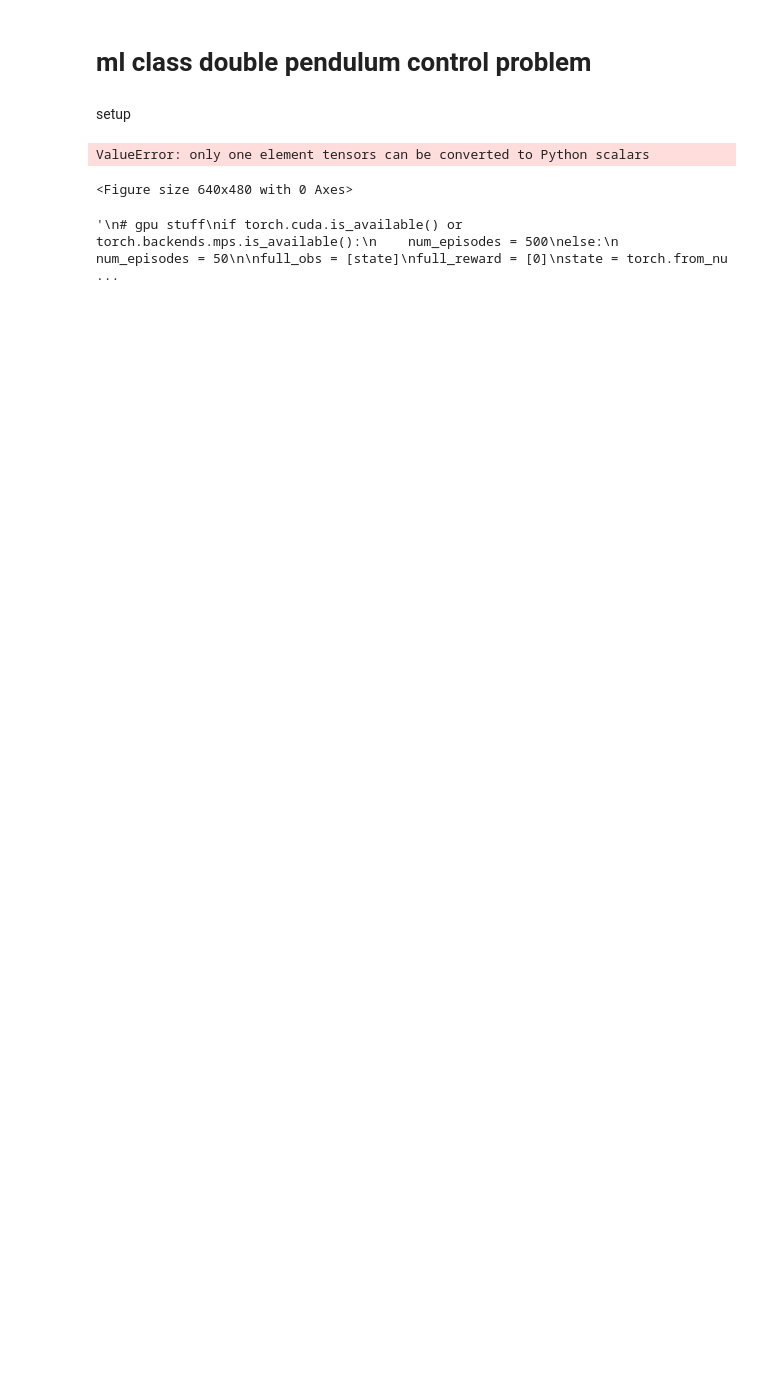
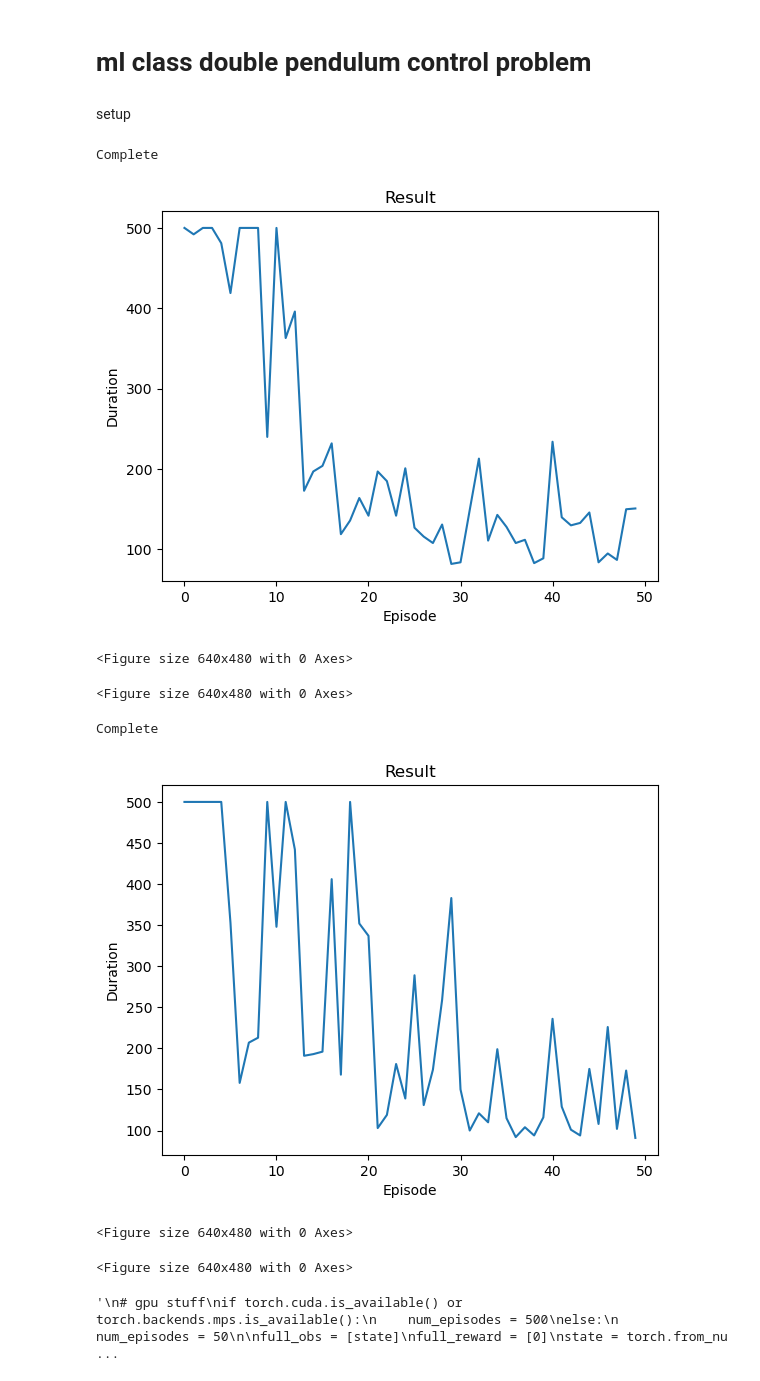
Before and after one commit to Stephen225/ML_class, a Jupyter notebook: project.ipynb, the cells around one changed output. Cells and saved outputs as stored; diff of their text form; code cells hidden in the pictures; blank space fills up the shorter version.

```diff
--- a/project.ipynb
+++ b/project.ipynb
@@ -301,20 +301,22 @@ def full_run(Hyper):
             target_net.load_state_dict(target_net_state_dict)
 
             if done:
-                episode_durations.append(t + 1)
+                episode_durations.append(torch.tensor((t + 1),dtype=int))
                 #print(t+1)
                 #print(policy_net.layers[0].weight[1])
                 #plot_durations(episode_durations)
                 #run_obs.append(ep_obs)
                 ep = torch.stack(ep_obs)
+                ep = torch.cat([ep, ep[-1:].expand(501-ep.shape[0], -1)], dim=0)
                 run_obs.append(torch.tensor(ep, dtype=torch.float32))
                 #full_reward.append(ep_rew)
-                run_durations.append(episode_durations)
+                #run_durations.append(episode_durations)
                 break
 
-    #robs = torch.stack(run_obs)
-    full_obs.append(torch.tensor(run_obs))
-    full_durations.append(run_durations)
+    robs = torch.stack(run_obs)
+    full_obs.append(robs)
+    durs = torch.stack(episode_durations)
+    full_durations.append(durs)
     print('Complete')
     plot_durations(episode_durations,show_result=True)
     plt.ioff()
@@ -322,21 +324,29 @@ def full_run(Hyper):
 # %%
 # gpu stuff
 if torch.cuda.is_available() or torch.backends.mps.is_available():
     num_episodes = 500
 else:
     num_episodes = 50
 full_obs = []
 #full_reward = []
 full_durations = []
 
 hyper = Hypers(num_episodes=num_episodes)
 full_run(hyper)
 hyper2 = Hypers(BATCH_SIZE = 100,num_episodes = num_episodes)
 full_run(hyper2)
-#full_obs = torch.stack(full_obs)
+
+full_obs = torch.stack(full_obs)
+full_durations = torch.stack(full_durations)
 # %% [output]
-ValueError: only one element tensors can be converted to Python scalars
+Complete
+[figure, added]
 <Figure size 640x480 with 0 Axes>
+<Figure size 640x480 with 0 Axes>
+Complete
+[figure, added]
+<Figure size 640x480 with 0 Axes>
+<Figure size 640x480 with 0 Axes>
 # %%
 print("")
 '''
```
Also changed, not shown: parts of 7 cells of this notebook, 4 other files.
